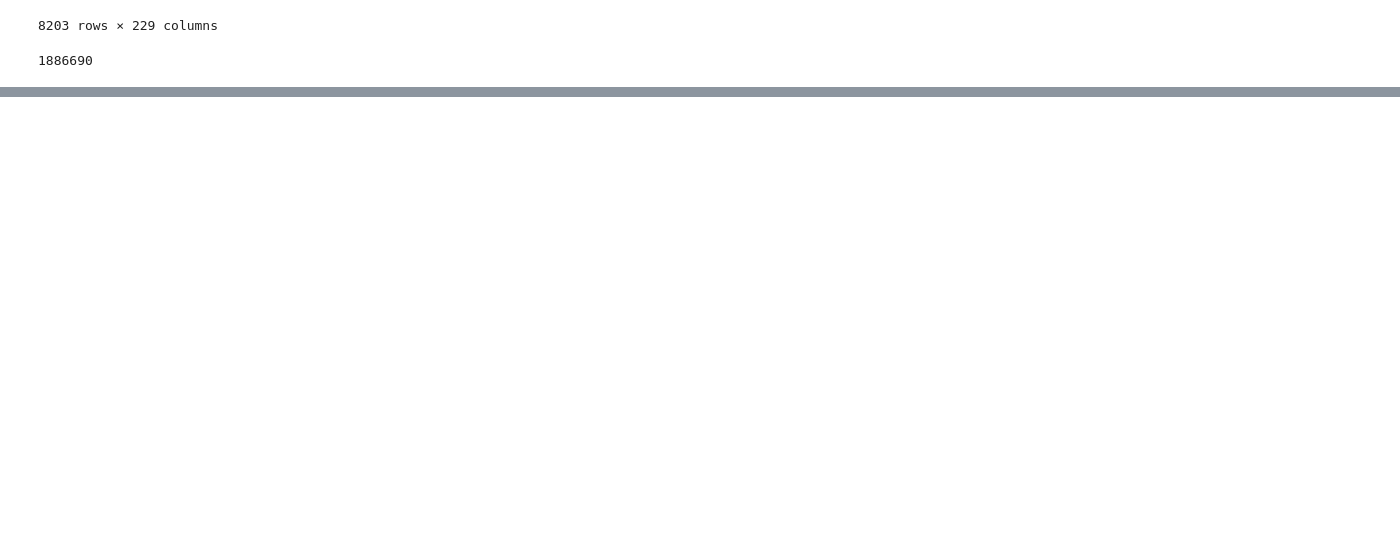
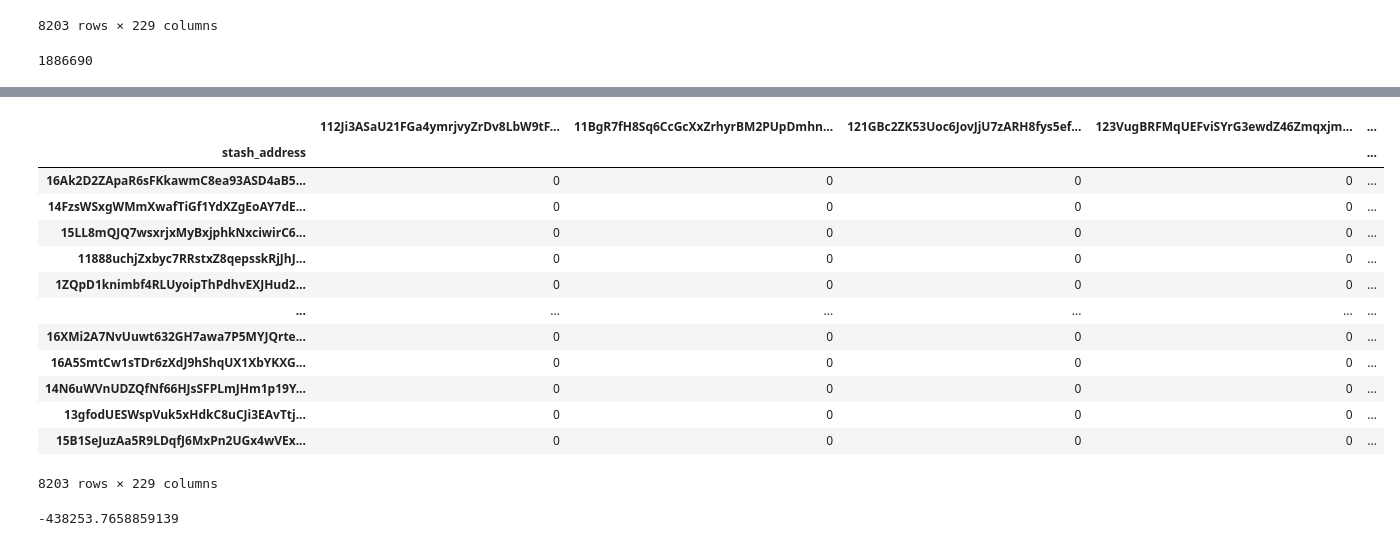
Before and after one commit to markopolo139/PolkadotProblemClasses, a Jupyter notebook: notebook.ipynb, the cells around one changed output, grey strips where cells are left out. Cells and saved outputs as stored; diff of their text form; code cells hidden in the pictures; blank space fills up the shorter version.

Commit message:
Add genetic part to github

```diff
--- a/notebook.ipynb
+++ b/notebook.ipynb
@@ -535,0 +669,22 @@ len(flatten_solution(ref_sol))
+# %%
+fitness_function = fitness_func
+num_generations = 10
+num_parents_mating = 2
+
+mutation_probability = 0.3
+crossover_probability = 0.9
+# %%
+def on_generation(ga_instance):
+    print(f"Generation: {ga_instance.generations_completed}")
+
+ga_instance = pygad.GA(num_generations=num_generations,
+                       num_parents_mating=num_parents_mating,
+                       fitness_func=fitness_function,
+                       initial_population=initial_population,
+                       crossover_type=crossover,
+                       mutation_type=mutate,
+                       on_generation=on_generation,
+                       keep_elitism=5
+                       )
+# %%
+ga_instance.run()
@@ -535,0 +702,4 @@ len(flatten_solution(ref_sol))
+# %%
+ga_solution, ga_solution_fitness, solution_idx = ga_instance.best_solution()
+
+compare_solutions(ref_sol, decode_solution(ga_solution, val_pool, binary_matrix))
@@ -535,0 +714,22 @@ len(flatten_solution(ref_sol))
+# %%
+genetic_solution_decoded = decode_solution(ga_solution, val_pool, binary_matrix)
+genetic_solution_decoded
+# %% [output]
+|  | 112Ji3ASaU21FGa4ymrjvyZrDv8LbW9tF... | 11BgR7fH8Sq6CcGcXxZrhyrBM2PUpDmhn... | 121GBc2ZK53Uoc6JovJjU7zARH8fys5ef... | 123VugBRFMqUEFviSYrG3ewdZ46Zmqxjm... | ... |
+| stash_address |  |  |  |  | ... |
+| 16Ak2D2ZApaR6sFKkawmC8ea93ASD4aB5... | 0 | 0 | 0 | 0 | ... |
+| 14FzsWSxgWMmXwafTiGf1YdXZgEoAY7dE... | 0 | 0 | 0 | 0 | ... |
+| 15LL8mQJQ7wsxrjxMyBxjphkNxciwirC6... | 0 | 0 | 0 | 0 | ... |
+| 11888uchjZxbyc7RRstxZ8qepsskRjJhJ... | 0 | 0 | 0 | 0 | ... |
+| 1ZQpD1knimbf4RLUyoipThPdhvEXJHud2... | 0 | 0 | 0 | 0 | ... |
+| ... | ... | ... | ... | ... | ... |
+| 16XMi2A7NvUuwt632GH7awa7P5MYJQrte... | 0 | 0 | 0 | 0 | ... |
+| 16A5SmtCw1sTDr6zXdJ9hShqUX1XbYKXG... | 0 | 0 | 0 | 0 | ... |
+| 14N6uWVnUDZQfNf66HJsSFPLmJHm1p19Y... | 0 | 0 | 0 | 0 | ... |
+| 13gfodUESWspVuk5xHdkC8uCJi3EAvTtj... | 0 | 0 | 0 | 0 | ... |
+| 15B1SeJuzAa5R9LDqfJ6MxPn2UGx4wVEx... | 0 | 0 | 0 | 0 | ... |
+8203 rows × 229 columns
+# %%
+compare_solutions(ref_sol, genetic_solution_decoded)
+# %% [output]
+-438253.7658859139
```
Also changed, not shown: parts of 39 cells of this notebook.
